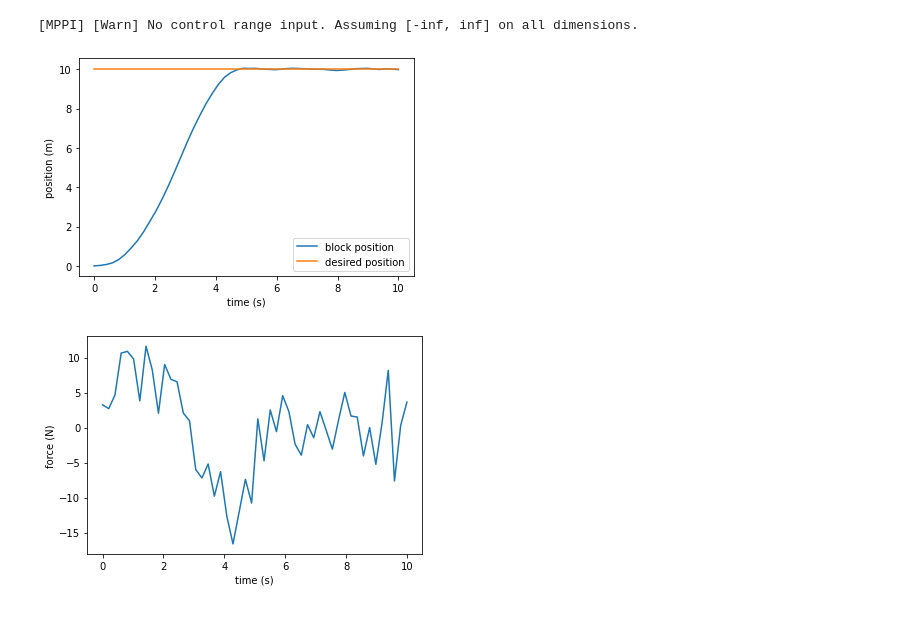
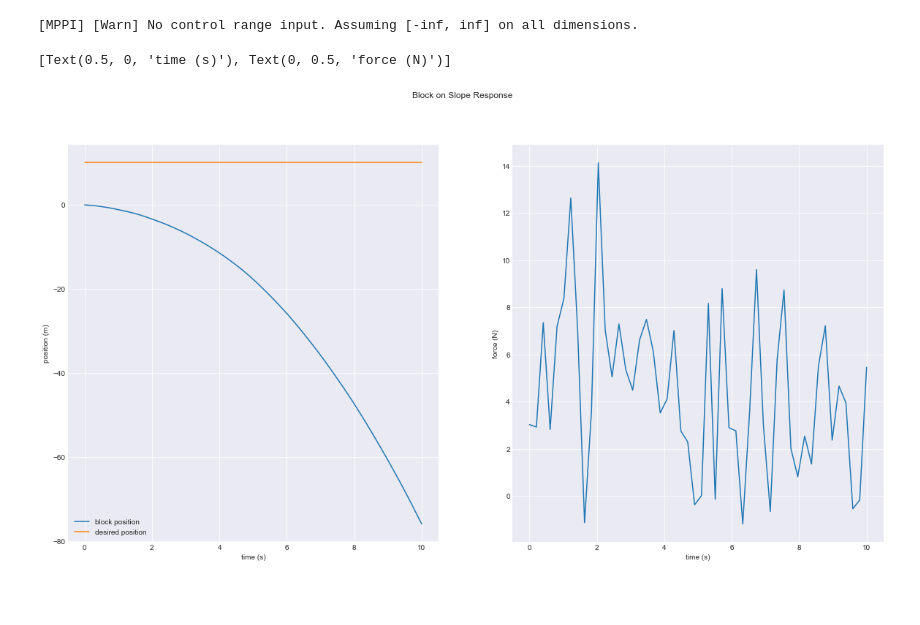
Before and after one commit to micahreich/mppi-neural-dynamics, a Jupyter notebook: control/MPPIPlayground.ipynb, the cells around one changed output. Cells and saved outputs as stored; diff of their text form; code cells hidden in the pictures.

Commit message:
block on slope fixes

```diff
--- a/control/MPPIPlayground.ipynb
+++ b/control/MPPIPlayground.ipynb
@@ -3,6 +3,8 @@ import MPPIController
 import numpy as np
 import time
 import matplotlib.pyplot as plt
+
+plt.style.use('seaborn-darkgrid')
 # %% [markdown]
 # Block on a slope
 
@@ -68,7 +83,7 @@ desired_state = np.array([10, 0])
 
 controller, simulator = block_on_slope(
     block_mass = 5, # kg
-    slope_angle = np.radians(30), # radians
+    slope_angle = np.radians(15), # radians
     gravity_accel = -9.81, # m / s^2
     desired_state = desired_state,
     dt = dt
@@ -96,15 +111,20 @@ for i in range(0, n_steps):
 # %%
 # Plot the results
 
-plt.plot(np.linspace(0, simulation_length, n_steps), xs, label="block position")
-plt.plot(np.linspace(0, simulation_length, n_steps), np.repeat(desired_state[0], n_steps), label="desired position")
-plt.xlabel("time (s)"); plt.ylabel("position (m)")
-plt.legend()
-plt.show()
+fig, (ax1, ax2) = plt.subplots(1, 2, figsize=(20, 10))
+fig.suptitle("Block on Slope Response")
 
-plt.plot(np.linspace(0, simulation_length, n_steps), control_seq, label="control")
-plt.xlabel("time (s)"); plt.ylabel("force (N)")
-plt.show()
+time = np.linspace(0, simulation_length, n_steps)
+
+ax1.plot(time, xs, label="block position")
+ax1.plot(time, np.repeat(desired_state[0], n_steps), label="desired position")
+ax1.set(xlabel="time (s)", ylabel="position (m)")
+ax1.legend()
+
+ax2.plot(time, control_seq, label="control")
+ax2.set(xlabel="time (s)", ylabel="force (N)")
 # %% [output]
+[Text(0.5, 0, 'time (s)'), Text(0, 0.5, 'force (N)')]
-[figure, old version]
+[figure, new version]
-[figure, removed]
+# %% [markdown]
+#
```
Also changed, not shown: parts of 1 cell of this notebook, 2 other files.
